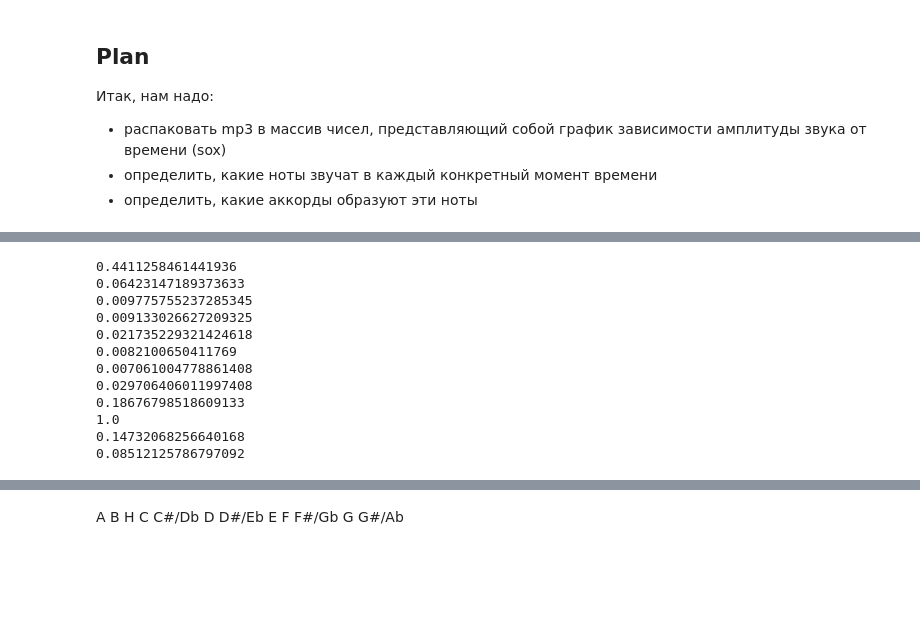
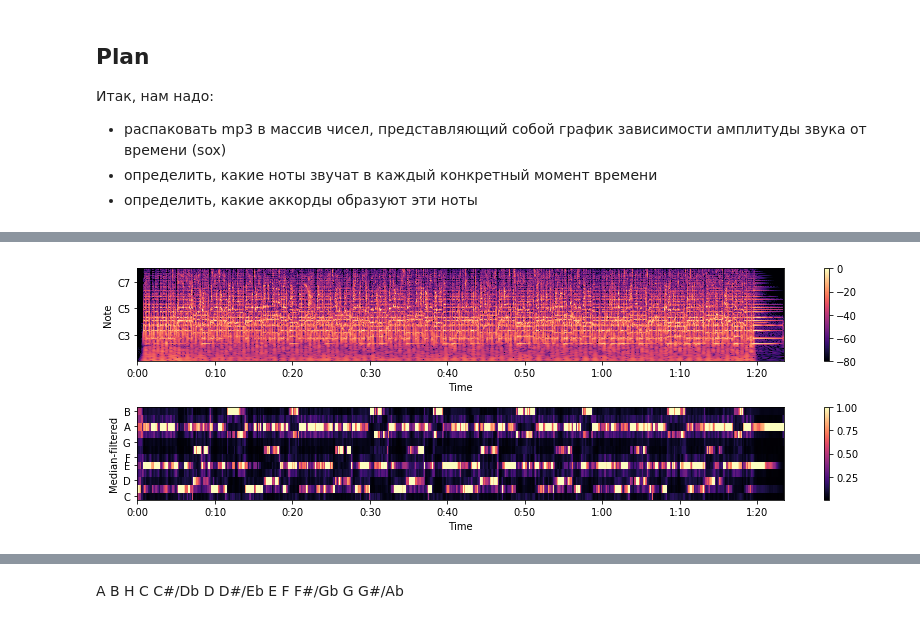
Before and after one commit to Abvbobko/chords_recognition, a Jupyter notebook: chords_recognition.ipynb, the cells around one changed output, grey strips where cells are left out. Cells and saved outputs as stored; diff of their text form; code cells hidden in the pictures; blank space fills up the shorter version.

```diff
--- a/chords_recognition.ipynb
+++ b/chords_recognition.ipynb
@@ -83,7 +86,7 @@ def get_chromagram(file_path, with_graphics=False):
     if with_graphics:
         # First, let’s plot the original chroma
         # For display purposes, let's zoom in on a 15-second chunk from the middle of the song
-        idx = tuple([slice(None), slice(*list(librosa.time_to_frames([45, 60])))])
+       # idx = tuple([slice(None), slice(*list(librosa.time_to_frames([45, 60])))])
 
         # And for comparison, we'll show the CQT matrix as well.
         C = np.abs(librosa.cqt(y=y, sr=sr, bins_per_octave=12*3, n_bins=7*12*3))
@@ -91,12 +94,13 @@ def get_chromagram(file_path, with_graphics=False):
 
         plt.figure(figsize=(12, 4))
         plt.subplot(2, 1, 1)
-        librosa.display.specshow(librosa.amplitude_to_db(C, ref=np.max)[idx],
+        librosa.display.specshow(librosa.amplitude_to_db(C, ref=np.max),#[idx],
                                  y_axis='cqt_note', x_axis='time', bins_per_octave=12*3)
         plt.colorbar()
 
         plt.subplot(2, 1, 2)
-        librosa.display.specshow(chroma_smooth[idx], y_axis='chroma', x_axis='time')
+        librosa.display.specshow(chroma_smooth,#[idx],
+                                 y_axis='chroma', x_axis='time')
         plt.colorbar()
         plt.ylabel('Median-filtered')
 
@@ -111,18 +115,4 @@ Xdb, sr = get_spec_from_wav(TMP_SONG)
 # %%
-a = get_chromagram(TMP_SONG)
+a = get_chromagram(TMP_SONG, True)
+# %% [output]
+[figure, added]
-# %%
-for i in range(12):
-    print(a[i][0])
-# %% [output]
-0.4411258461441936
-0.06423147189373633
-0.009775755237285345
-0.009133026627209325
-0.021735229321424618
-0.0082100650411769
-0.007061004778861408
-0.029706406011997408
-0.18676798518609133
-1.0
-0.14732068256640168
-0.08512125786797092
```
Also changed, not shown: parts of 8 cells of this notebook.
